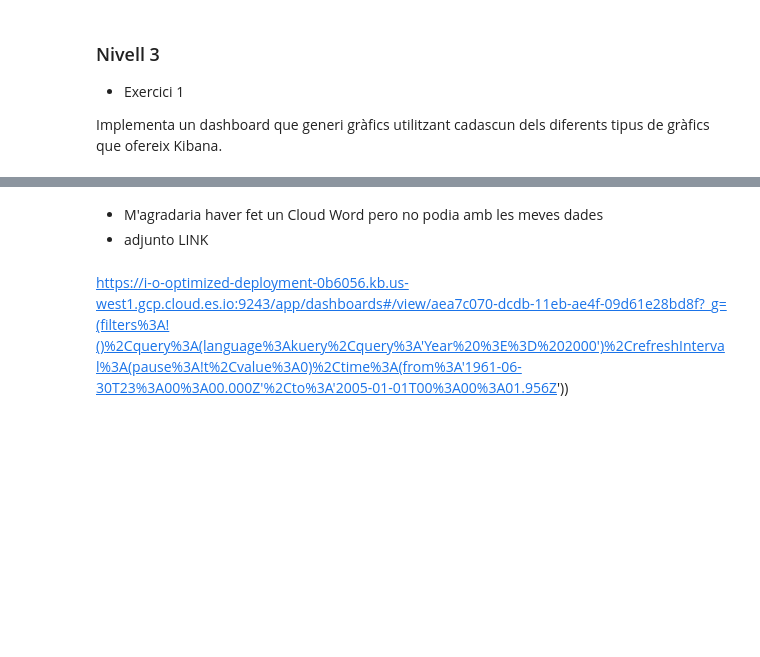
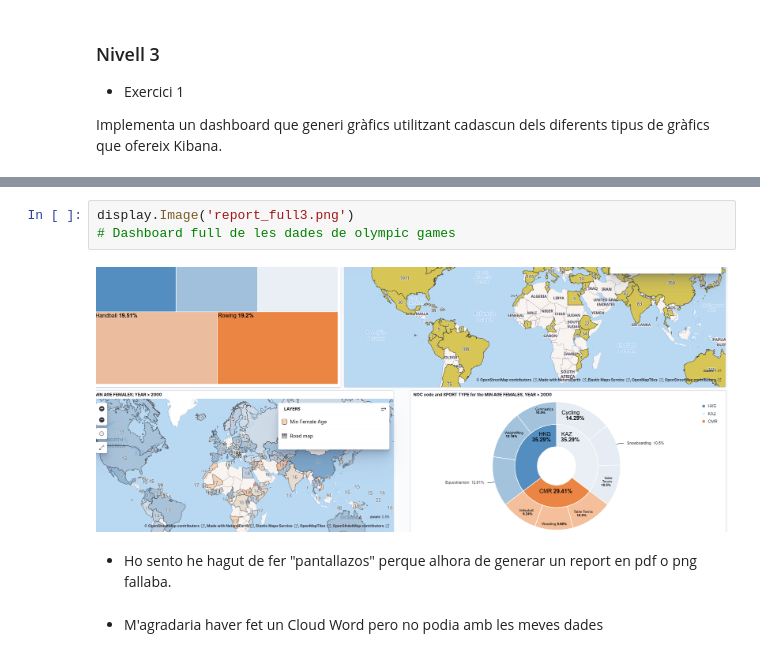
Before and after one commit to ManelForcales/Kibana, a Jupyter notebook: S19T01.ipynb, the cells around one changed output, grey strips where cells are left out. Saved outputs shown, nothing was run; the diff lists cells and outputs as text; blank space fills up the shorter version.

```diff
--- a/S19T01.ipynb
+++ b/S19T01.ipynb
@@ -83,5 +88,9 @@ display.Image('report_full.png')
+# %%
+display.Image('report_full3.png')
+# Dashboard full de les dades de olympic games
+# %% [output]
+[figure, added]
+# %% [markdown]
++ Ho sento he hagut de fer "pantallazos" perque alhora de generar un report en pdf o png fallaba.
 # %% [markdown]
 + M'agradaria haver fet un Cloud Word pero no podia amb les meves dades
-+ adjunto LINK
-# %% [markdown]
-https://i-o-optimized-deployment-0b6056.kb.us-west1.gcp.cloud.es.io:9243/app/dashboards#/view/aea7c070-dcdb-11eb-ae4f-09d61e28bd8f?_g=(filters%3A!()%2Cquery%3A(language%3Akuery%2Cquery%3A'Year%20%3E%3D%202000')%2CrefreshInterval%3A(pause%3A!t%2Cvalue%3A0)%2Ctime%3A(from%3A'1961-06-30T23%3A00%3A00.000Z'%2Cto%3A'2005-01-01T00%3A00%3A01.956Z'))
```
Also changed, not shown: parts of 2 cells of this notebook.
